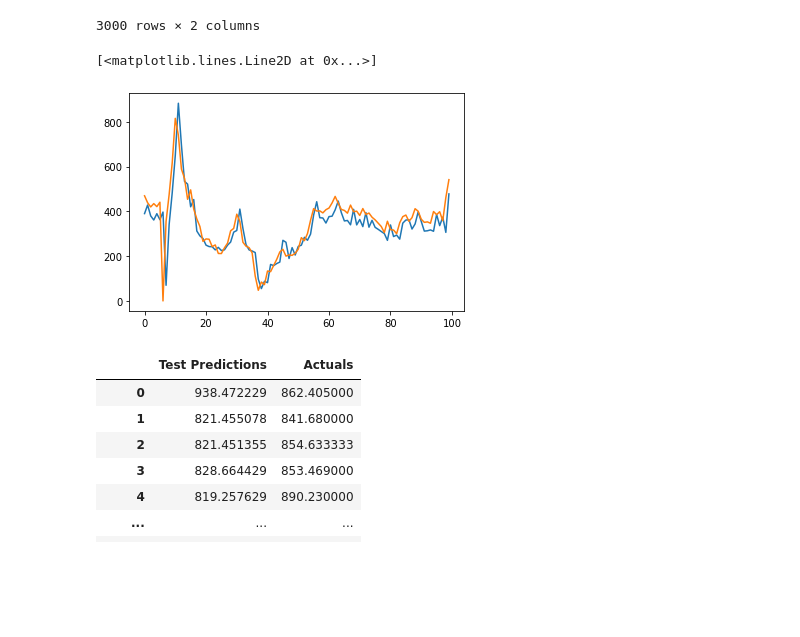
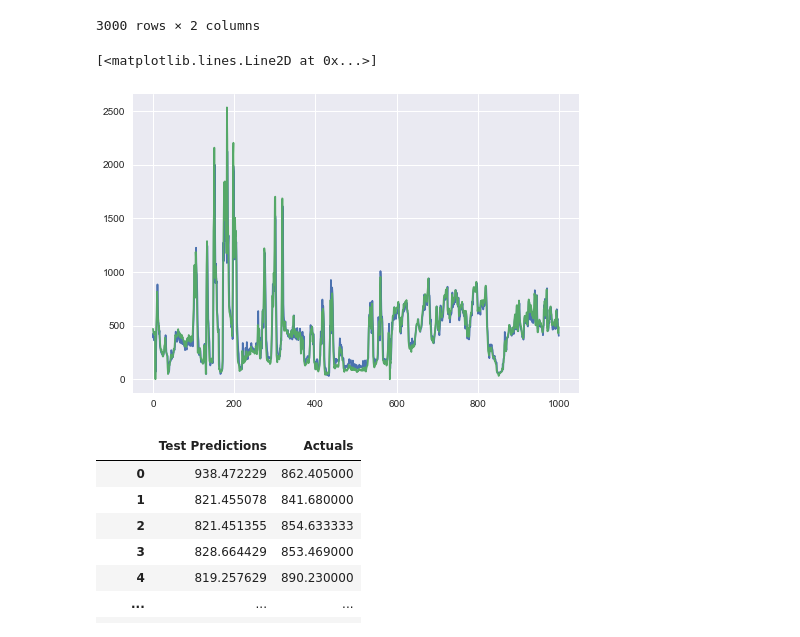
Before and after one commit to ValdoMpinga/rnhealth-scripts, a Jupyter notebook: machineLearning/LSTM/LSTM/LSTM.ipynb, the cells around one changed output. Drawn from its saved outputs; the diff is of its cells as text; code cells hidden in the pictures; blank space fills up the shorter version.

```diff
--- a/machineLearning/LSTM/LSTM/LSTM.ipynb
+++ b/machineLearning/LSTM/LSTM/LSTM.ipynb
@@ -227 +223,3 @@ train_results
+# %%
+plt.style.use('seaborn')
 # %%
@@ -249,11 +247,11 @@ val_results
 | 2999 | 972.007507 | 980.766364 |
 3000 rows × 2 columns
 # %%
-plt.plot(val_results['Val Predictions'][:100])
-plt.plot(val_results['Actuals'][:100])
+plt.plot(val_results['Val Predictions'][:1000])
+plt.plot(val_results['Actuals'][:1000])
 # %% [output]
 [<matplotlib.lines.Line2D at 0x...>]
-[figure, old version]
+[figure, new version]
 # %%
 test_predictions = model.predict(X_test).flatten()
 test_results = pd.DataFrame(data={'Test Predictions':test_predictions, 'Actuals':y_test})
```
Also changed, not shown: parts of 5 cells of this notebook, 3 other files.
